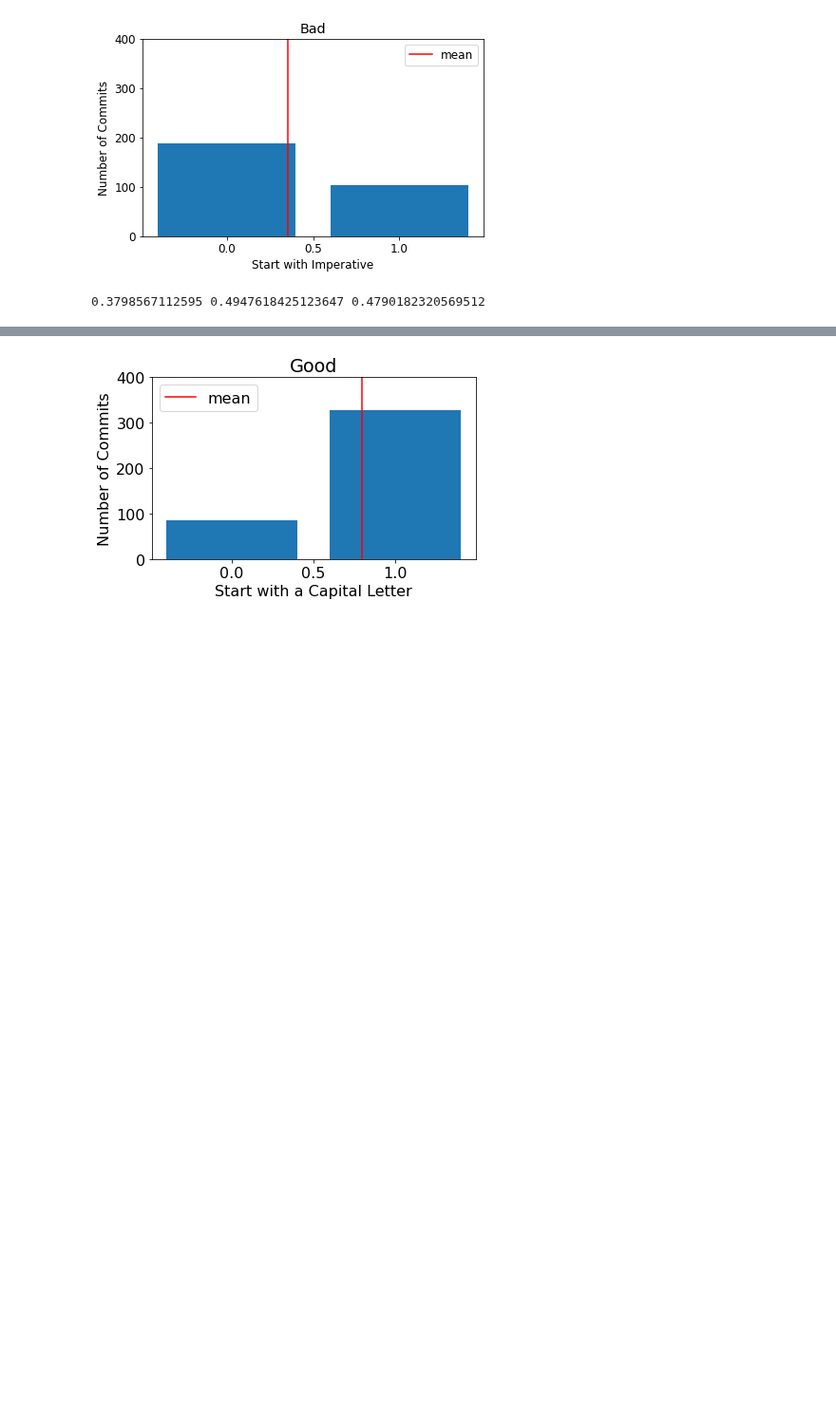
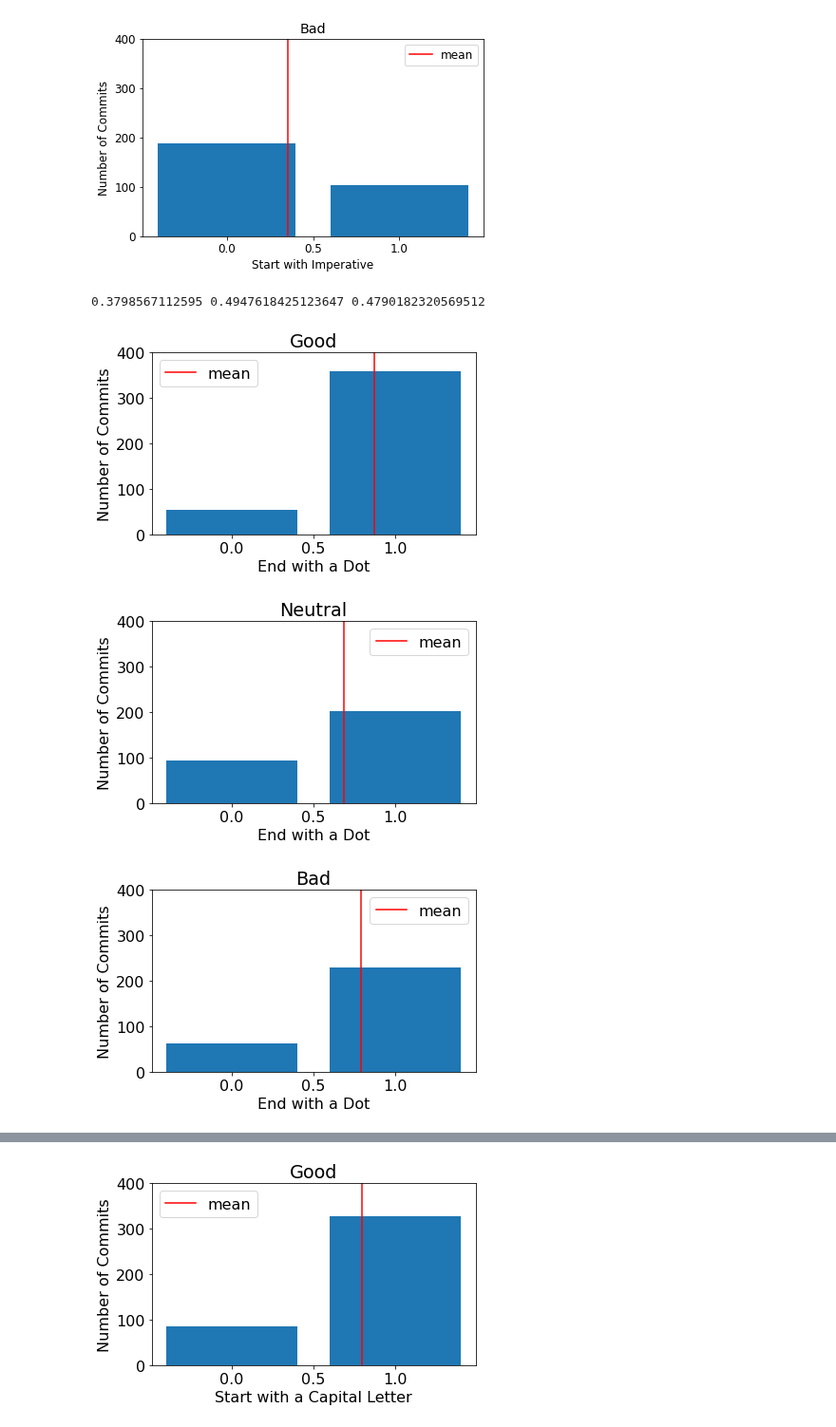
Before and after one commit to jeankhechfe/commit-quality, a Jupyter notebook: jupyter_notebook/distribution_charts(message-only-features)(new labeling).ipynb, the cells around one changed output, grey strips where cells are left out. Shown at 95% size. Drawn from its saved outputs; the diff is of its cells as text; code cells hidden in the pictures; blank space fills up the shorter version.

```diff
--- a/jupyter_notebook/distribution_charts(message-only-features)(new labeling).ipynb
+++ b/jupyter_notebook/distribution_charts(message-only-features)(new labeling).ipynb
@@ -116,4 +116,18 @@ x3 = data_bad['imperative_start'].std()
 print(x1,x2,x3)
 # %% [output]
 0.3798567112595 0.4947618425123647 0.4790182320569512
+# %%
+x1 = data_good['end_dot']
+x2 = data_neutral['end_dot']
+x3 = data_bad['end_dot']
+
+plt.rcParams.update({'font.size': 16})
+
+drow_histogram_2(x1, 'Good', 'End with a Dot')
+drow_histogram_2(x2, 'Neutral', 'End with a Dot')
+drow_histogram_2(x3, 'Bad', 'End with a Dot')
+# %% [output]
+[figure, added]
+[figure, added]
+[figure, added]
 # %%
```
Also changed, not shown: parts of 2 cells of this notebook, 2 other files.
